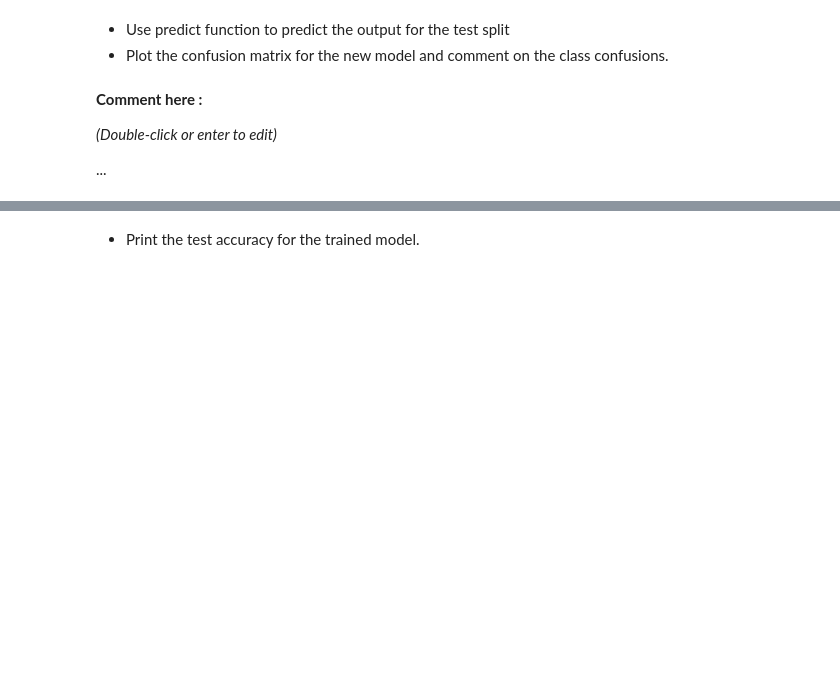
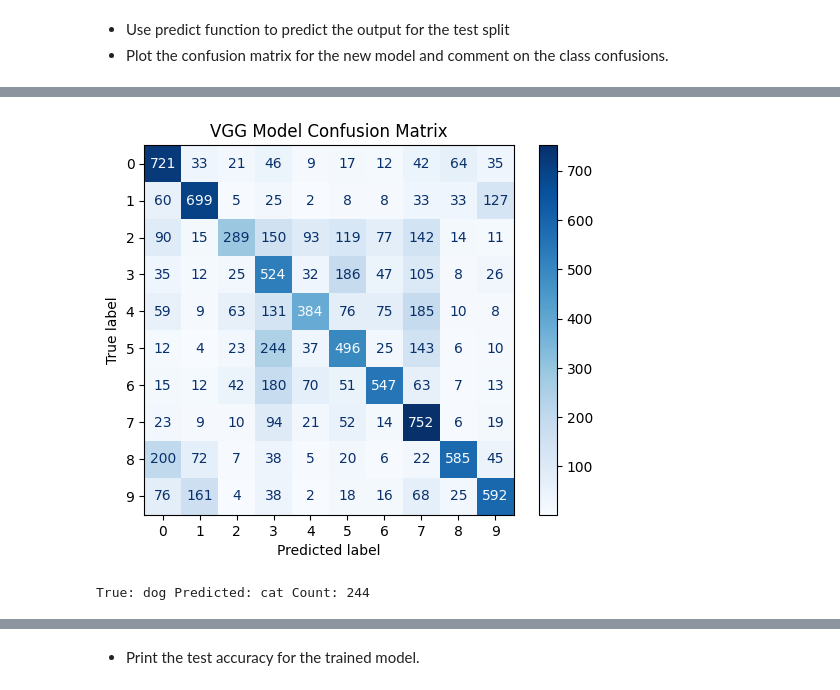
Before and after one commit to DimiGretsistas/lab-image-classification-using-convolutional-neural-networks, a Jupyter notebook: main.ipynb, the cells around one changed output, grey strips where cells are left out. Cells and saved outputs as stored; diff of their text form; code cells hidden in the pictures; blank space fills up the shorter version.

```diff
--- a/main.ipynb
+++ b/main.ipynb
@@ -312,6 +310,41 @@ Both of the models showed improvement over the epochs but the deeper model learn
-# %% [markdown]
-**Comment here :**
-
-*(Double-click or enter to edit)*
-
-...
+# %%
+#imports
+from sklearn.metrics import confusion_matrix, ConfusionMatrixDisplay
+
+#Predict test set
+y_pred = vgg_model.predict(x_test)
+
+#convert probabilities to class index
+y_pred_classes = np.argmax(y_pred, axis=1)
+y_true = np.argmax(y_test, axis=1)
+
+#confusion Matrix
+cm = confusion_matrix(y_true, y_pred_classes)
+
+#Plot
+disp = ConfusionMatrixDisplay(confusion_matrix= cm)
+disp.plot(cmap="Blues")
+plt.title("VGG Model Confusion Matrix")
+plt.show()
+
+#Classes Confusions Evaluation
+#CIFAR-10 class names
+class_names = [
+    "airplane", "automobile", "bird", "cat", "deer",
+    "dog", "frog", "horse", "ship", "truck"
+]
+
+#copy matrix and remove correct predictions
+cm_no_diag = cm.copy()
+np.fill_diagonal(cm_no_diag, 0)
+
+#Find biggest confusion classes
+top_confusions = np.argwhere(cm_no_diag == cm_no_diag.max())
+
+for row, col in top_confusions:
+  print(
+      "True:", class_names[row],
+      "Predicted:", class_names[col],
+      "Count:", cm_no_diag[row,col]
+  )
+# %% [output]
@@ -317,0 +352,2 @@ Both of the models showed improvement over the epochs but the deeper model learn
+[figure, added]
+True: dog Predicted: cat Count: 244
```
Also changed, not shown: parts of 5 cells of this notebook.
